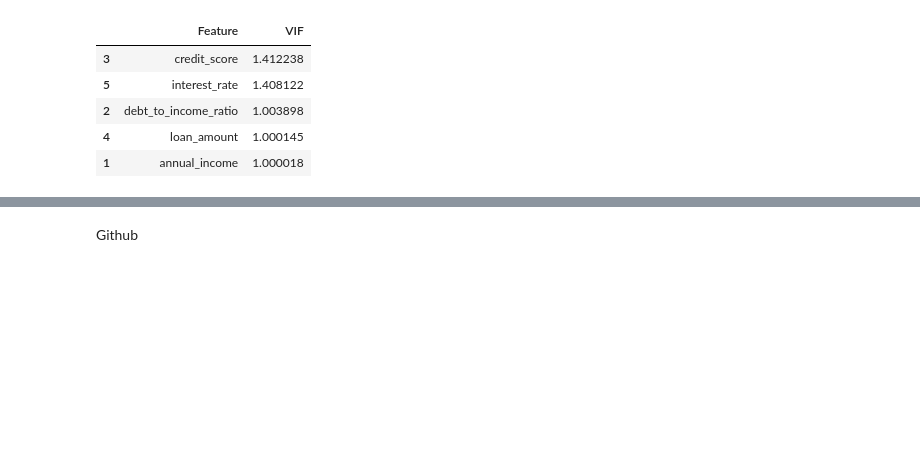
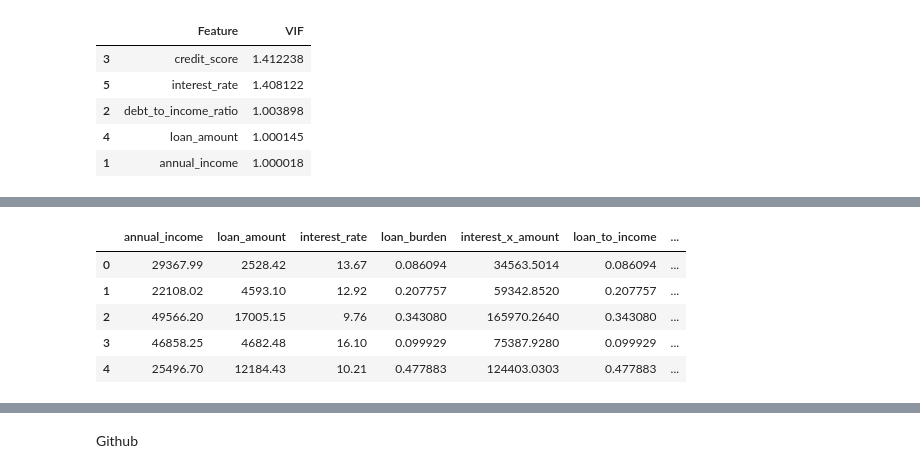
Before and after one commit to BanerjeeAbhisek/8330-Project-2, a Jupyter notebook: Project2Abhisek.ipynb, the cells around one changed output, grey strips where cells are left out. Drawn from its saved outputs; the diff is of its cells as text; code cells hidden in the pictures; blank space fills up the shorter version.

```diff
--- a/Project2Abhisek.ipynb
+++ b/Project2Abhisek.ipynb
@@ -346,0 +620,42 @@ display(vif_data.sort_values(by="VIF", ascending=False))
+# %%
+import numpy as np
+
+# Start from original training data
+df = train_df.copy()
+
+# 1) Loan burden: loan relative to annual income
+df["loan_burden"] = df["loan_amount"] / df["annual_income"]
+
+# 2) Interaction: interest rate × loan amount
+df["interest_x_amount"] = df["interest_rate"] * df["loan_amount"]
+
+# 3) Another ratio: loan to income (with tiny epsilon to avoid division by zero)
+df["loan_to_income"] = df["loan_amount"] / (df["annual_income"] + 1e-6)
+
+# 4) Extract main grade letter from grade_subgrade (A,B,C,D,E,F,...)
+df["grade"] = df["grade_subgrade"].str[0]
+
+# 5) Employment risk score (lower = safer, higher = riskier)
+employment_risk_map = {
+    "Retired": 0,          # very low risk
+    "Employed": 1,         # low risk
+    "Self-employed": 2,    # medium risk
+    "Student": 3,          # high risk
+    "Unemployed": 4        # highest risk
+}
+
+df["employment_risk"] = df["employment_status"].map(employment_risk_map)
+
+# Quick check
+df[[
+    "annual_income", "loan_amount", "interest_rate",
+    "loan_burden", "interest_x_amount", "loan_to_income",
+    "grade_subgrade", "grade", "employment_status", "employment_risk"
+]].head()
+# %% [output]
+|  | annual_income | loan_amount | interest_rate | loan_burden | interest_x_amount | loan_to_income | ... |
+| 0 | 29367.99 | 2528.42 | 13.67 | 0.086094 | 34563.5014 | 0.086094 | ... |
+| 1 | 22108.02 | 4593.10 | 12.92 | 0.207757 | 59342.8520 | 0.207757 | ... |
+| 2 | 49566.20 | 17005.15 | 9.76 | 0.343080 | 165970.2640 | 0.343080 | ... |
+| 3 | 46858.25 | 4682.48 | 16.10 | 0.099929 | 75387.9280 | 0.099929 | ... |
+| 4 | 25496.70 | 12184.43 | 10.21 | 0.477883 | 124403.0303 | 0.477883 | ... |
```
Also changed, not shown: parts of 12 cells of this notebook.
